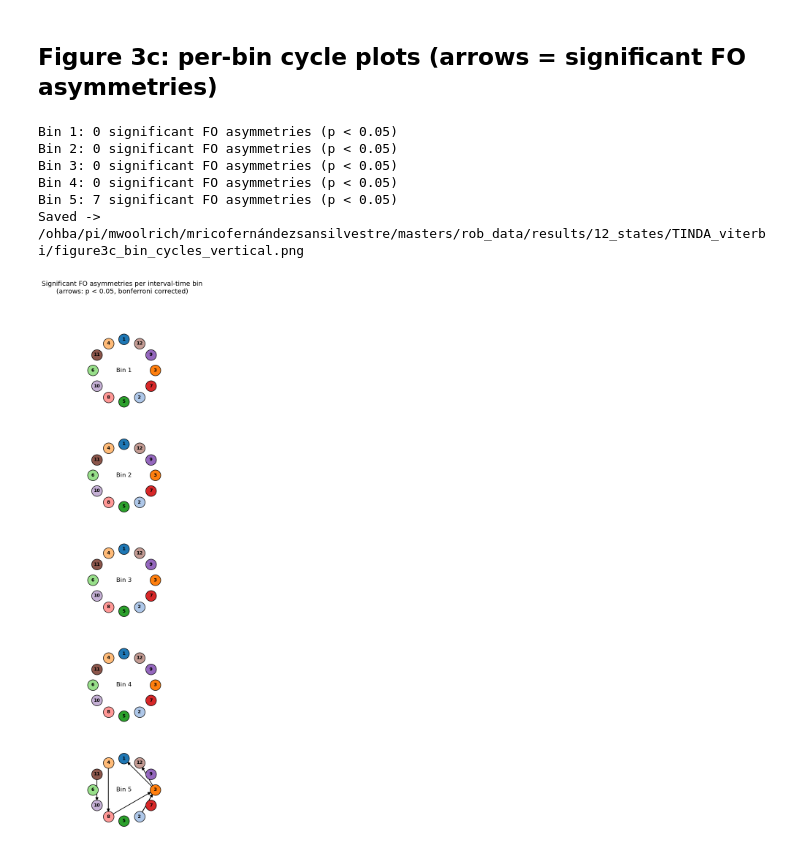
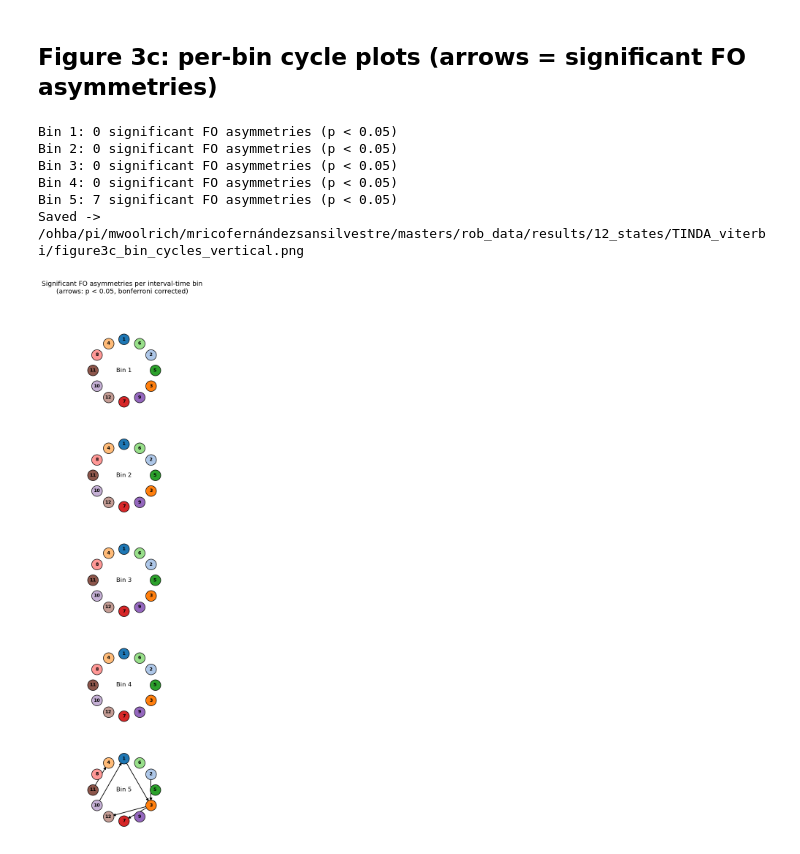
Before and after one commit to manuelricofss/trinity_project, a Jupyter notebook: 12_states_tinda_viterbi.ipynb, the cells around one changed output. Cells and saved outputs as stored; diff of their text form; code cells hidden in the pictures.

```diff
--- a/12_states_tinda_viterbi.ipynb
+++ b/12_states_tinda_viterbi.ipynb
@@ -1746,7 +1746,8 @@ if not os.path.exists(f"{tinda_dir}/fo_density_quintile.npy"):
         "Run the observed 'FIGURE 3' cell first - it saves fo_density_quintile.npy."
     )
 fo_density = np.load(f"{tinda_dir}/fo_density_quintile.npy")     # (K, K, 2, n_bins, n_sessions)
-best_sequence = np.load(f"{tinda_dir}/best_sequence_viterbi.npy")
+best_sequence = np.load(f"{tinda_dir}/best_sequence_relabeled.npz.npy")
+best_seq_rev = np.roll(best_sequence[::-1], 1)
 K = fo_density.shape[0]
 n_bins_q = fo_density.shape[3]
 alpha_sig = 0.05
@@ -1759,7 +1760,7 @@ state_colors = cm.tab20(np.linspace(0, 1, 20))[:K]
 
 # perfect-circle node positions: slot i (clockwise from top) holds state best_sequence[i]
 ang = np.pi / 2 - np.arange(K) * 2 * np.pi / K
-node_xy = {int(best_sequence[i]): (np.cos(ang[i]), np.sin(ang[i])) for i in range(K)}
+node_xy = {int(best_seq_rev[i]): (np.cos(ang[i]), np.sin(ang[i])) for i in range(K)}
 
 
 def draw_bin_cycle(ax, q):
@@ -1796,31 +1797,31 @@ def draw_bin_cycle(ax, q):
                             arrowprops=dict(arrowstyle="-|>", color="k", lw=1.3,
                                             shrinkA=9, shrinkB=9))
                 n_arrows += 1
 
     # nodes
     for s, (x, y) in node_xy.items():
         ax.scatter([x], [y], s=440, color=state_colors[s], edgecolor="k", lw=1, zorder=5)
         ax.text(x, y, str(s + 1), ha="center", va="center", fontsize=9,
                 fontweight="bold", zorder=6)
     ax.text(0, 0, f"Bin {q + 1}", ha="center", va="center", fontsize=12)
     ax.set_xlim(-1.4, 1.4); ax.set_ylim(-1.4, 1.4); ax.set_aspect("equal"); ax.axis("off")
     return n_arrows
 
 fig, axes = plt.subplots(n_bins_q, 1, figsize=(4, 3.6 * n_bins_q))
 for q, ax in enumerate(np.atleast_1d(axes)):
     na = draw_bin_cycle(ax, q)
     print(f"Bin {q + 1}: {na} significant FO asymmetries (p < {alpha_sig})")
 
 fig.suptitle(f"Significant FO asymmetries per interval-time bin\n"
              f"(arrows: p < {alpha_sig}, {correction} corrected)", y=0.95, fontsize=13)
 fig.savefig(f"{tinda_dir}/figure3c_bin_cycles_vertical.png", dpi=200, bbox_inches="tight")
 print("Saved ->", f"{tinda_dir}/figure3c_bin_cycles_vertical.png")
 plt.show()
 # %% [output]
 Bin 1: 0 significant FO asymmetries (p < 0.05)
 Bin 2: 0 significant FO asymmetries (p < 0.05)
 Bin 3: 0 significant FO asymmetries (p < 0.05)
 Bin 4: 0 significant FO asymmetries (p < 0.05)
 Bin 5: 7 significant FO asymmetries (p < 0.05)
 Saved -> /ohba/pi/mwoolrich/mricofernándezsansilvestre/masters/rob_data/results/12_states/TINDA_viterbi/figure3c_bin_cycles_vertical.png
-[figure, old version]
+[figure, new version]
```
